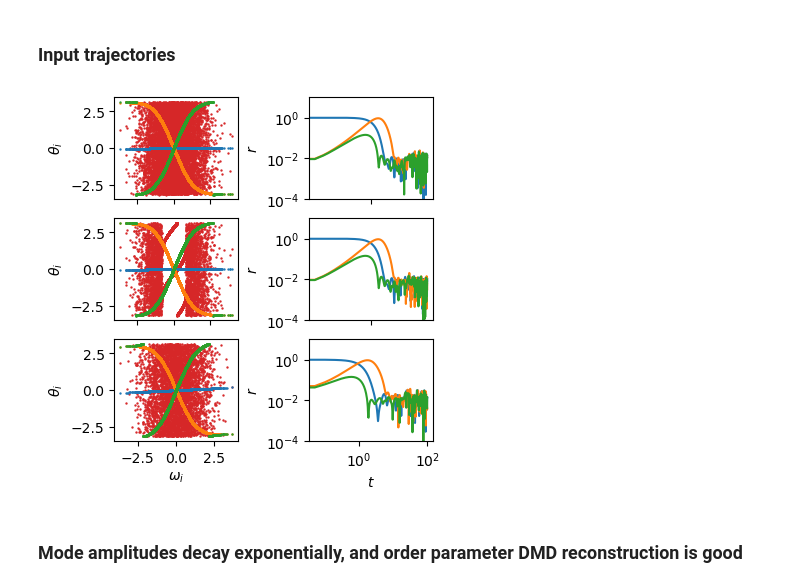
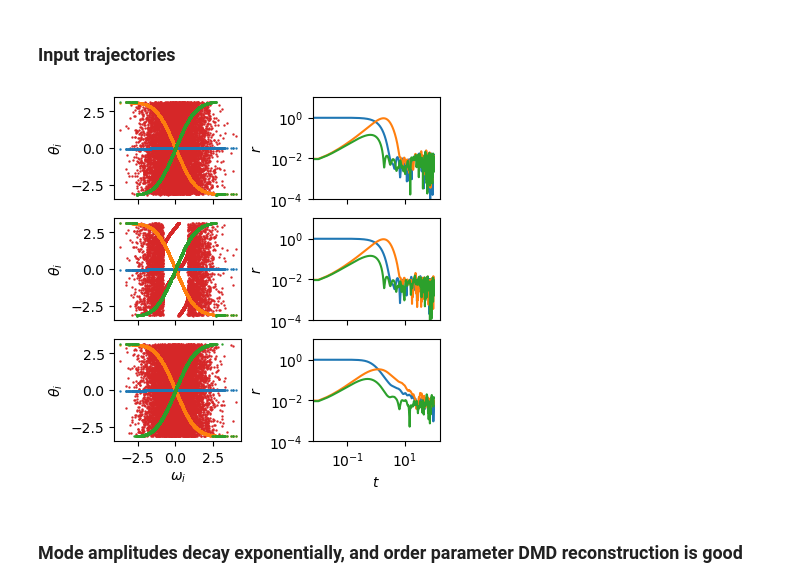
Before and after one commit to znicolaou/kuramoto, a Jupyter notebook: dmdplot.ipynb, the cells around one changed output. Cells and saved outputs as stored; diff of their text form; code cells hidden in the pictures.

```diff
--- a/dmdplot.ipynb
+++ b/dmdplot.ipynb
@@ -74,7 +124,7 @@ colors = [
 # %% [markdown]
 ### Input trajectories
 # %%
-filebases=['data/dmd1/','data/dmd2/','data/dmd7/']
+filebases=['data/dmd4/','data/dmd5/','data/dmd6/']
 fig,axs=plt.subplots(3,2,figsize=(4,4) ,constrained_layout=True)
 
 numtraj=3
@@ -98,34 +148,34 @@ for m in range(len(filebases)):
 
         plt.subplot(3,2,2+2*m)
         plt.plot(np.arange(len(orders))*dt,orders,c=colors[n],zorder=-5)
         plt.gca().set_rasterization_zorder(0)
         plt.xscale('log')
         plt.yscale('log')
         plt.ylabel('$r$')
         plt.ylim(1E-4,1E1)
         if m<2:
             plt.gca().set_xticklabels([])
         else:
             plt.xlabel('$t$')
 
 
         plt.subplot(3,2,1+2*m)
         plt.scatter(omega,np.mod(thetas[0]+np.pi,2*np.pi)-np.pi,s=0.5,zorder=-5)
         plt.gca().set_rasterization_zorder(0)
         plt.ylabel(r'$\theta_i$')
 
         if m<2:
             plt.gca().set_xticklabels([])
         else:
             plt.xlabel('$\omega_i$')
     plt.subplot(3,2,1+2*m)
     plt.scatter(omega,np.mod(thetas[-1]+np.pi,2*np.pi)-np.pi,s=0.5,zorder=-6)
 
 
 # plt.savefig('oscillatordmd1.pdf',dpi=200)
 plt.show()
 # %% [output]
-[figure, old version]
+[figure, new version]
 # %% [markdown]
 ### Mode amplitudes decay exponentially, and order parameter DMD reconstruction is good
 # %%
```
Also changed, not shown: parts of 2 cells of this notebook, 2 other files.
